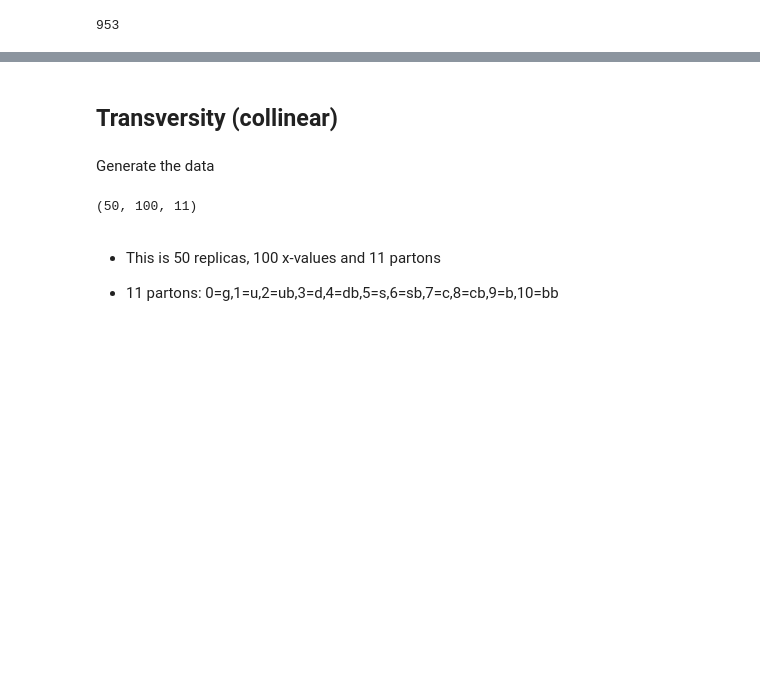
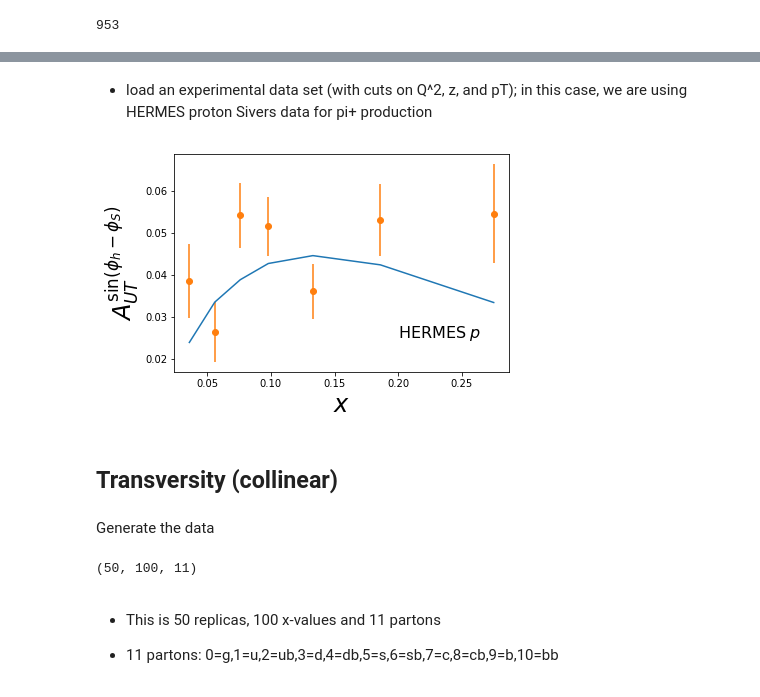
Before and after one commit to QCDHUB/jam3dlib, a Jupyter notebook: example.ipynb, the cells around one changed output, grey strips where cells are left out. Drawn from its saved outputs; the diff is of its cells as text; code cells hidden in the pictures; blank space fills up the shorter version.

```diff
--- a/example.ipynb
+++ b/example.ipynb
@@ -52,0 +64,4 @@ tmd.nrep
+# %%
+data=pd.DataFrame(pd.read_excel('../jam3d/database/sidis/expdata/2001.xlsx'))
+data.reset_index()
+data[(data.Q2>1.63) & (data.z>0.2) & (data.z<0.6) & (data.pT>0.2) & (data.pT<0.9)]
@@ -53,3 +76,33 @@ tmd.nrep
+# %% [markdown]
+- load an experimental data set (with cuts on Q^2, z, and pT); in this case, we are using HERMES proton Sivers data for pi+ production
+# %%
+tar=np.array(data['target'])[0]
+if tar=='proton': tar='p'
+elif tar=='neutron': tar='n'
+elif tar=='deuteron': tar='d'
+
+had=np.array(data['hadron'])[0]
+
+obs=np.array(data['obs'])[0]
+if obs=='AUTsivers': obs='Siv'
+elif obs=='AUTcollins': obs='Col'
+
+xarr=np.array(data['x'])
+zarr=np.array(data['z'])
+Q2arr=np.array(data['Q2'])
+pTarr=np.array(data['pT'])
+asym=map(lambda x,z,Q2,pT: tmd.eval_asymmetry(obs,x,z,Q2,pT,tar,had,0,icol=False),xarr,zarr,Q2arr,pTarr)
+# %%
+ax=py.subplot(111)
+ax.plot(xarr,asym,linestyle='-')
+ax.errorbar(xarr,data['value'],data['stat_u'],marker='o',linestyle='')
+ax.set_xlabel('$x$',size=24)
+ax.set_ylabel('$A_{UT}^{\sin(\phi_h-\phi_S)}$',size=24)
+ax.text(0.2,0.025,r'${\rm HERMES}\;p$',fontsize=16)
+
+py.show()
+# %% [output]
+[figure, added]
 # %% [markdown]
 ## Transversity (collinear)
 # %% [markdown]
```
Also changed, not shown: parts of 5 cells of this notebook.
